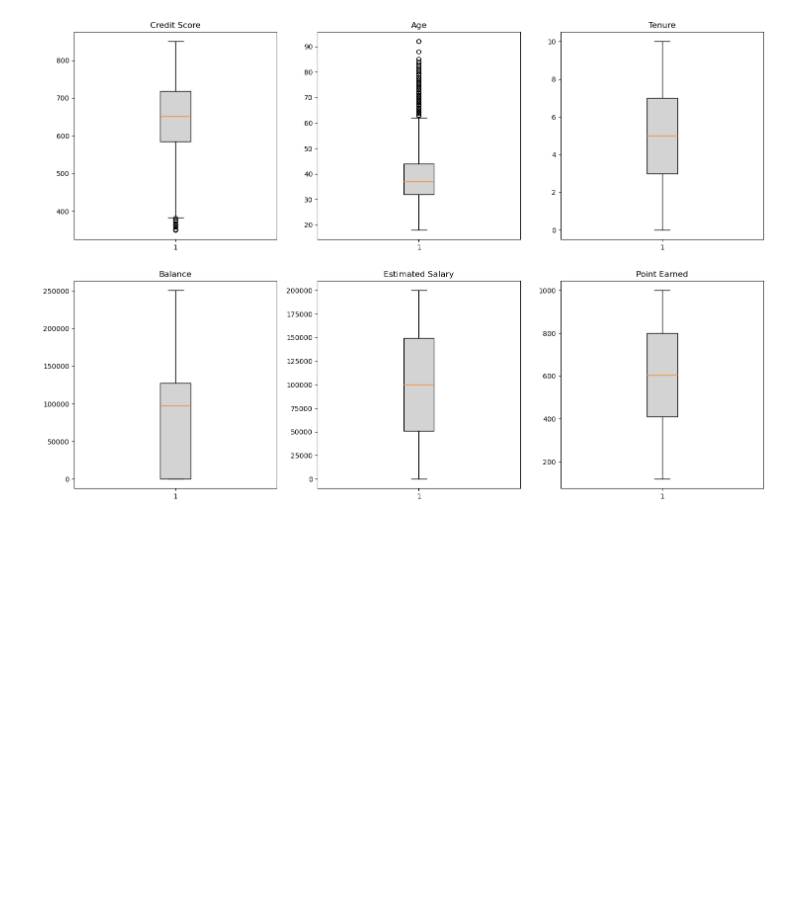
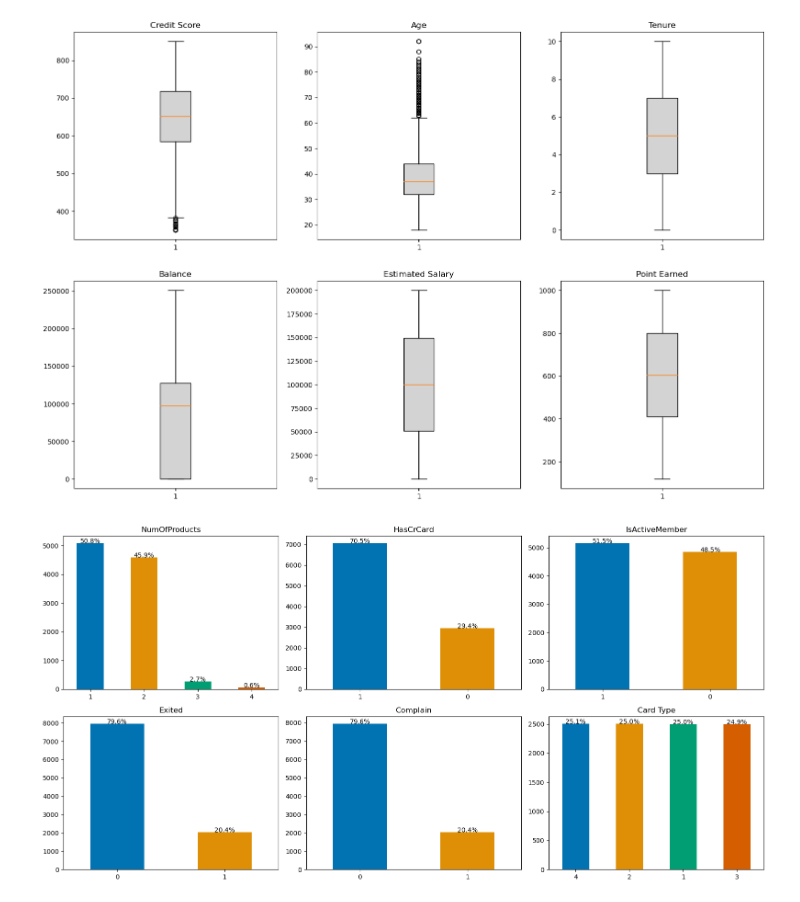
Before and after one commit to caiolacerdamt/Customer_Churn_Pred, a Jupyter notebook: main.ipynb, the cells around one changed output. Cells and saved outputs as stored; diff of their text form; code cells hidden in the pictures; blank space fills up the shorter version.

Commit message:
add some graphs about features numerical and categorics

```diff
--- a/main.ipynb
+++ b/main.ipynb
@@ -124,3 +124,29 @@ axs[1,2].set_title('Point Earned')
 plt.show()
 # %% [output]
 [figure]
+# %%
+pallete = sns.color_palette('colorblind')
+
+fig, axs = plt.subplots(2, 3, figsize=(16,8))
+
+categorical_feature = ["NumOfProducts", "HasCrCard", "IsActiveMember", "Exited", "Complain", "Card Type"]
+
+for i, var in enumerate(categorical_feature):
+    row = i // 3
+    column = i % 3
+
+    values_counts = df[var].value_counts()
+    values_counts.plot(kind='bar', ax=axs[row, column], color=pallete)
+    axs[row, column].set_title(var)
+    axs[row, column].set_xlabel('')
+    axs[row, column].tick_params(axis='x', rotation=0)
+
+    total = values_counts.sum()
+    for index, value in enumerate(values_counts):
+        porcentagem = (value / total) * 100
+        axs[row, column].text(index, value + 0.5, f'{porcentagem:.1f}%', ha='center')
+
+plt.tight_layout()
+plt.show()
+# %% [output]
+[figure, added]
```
